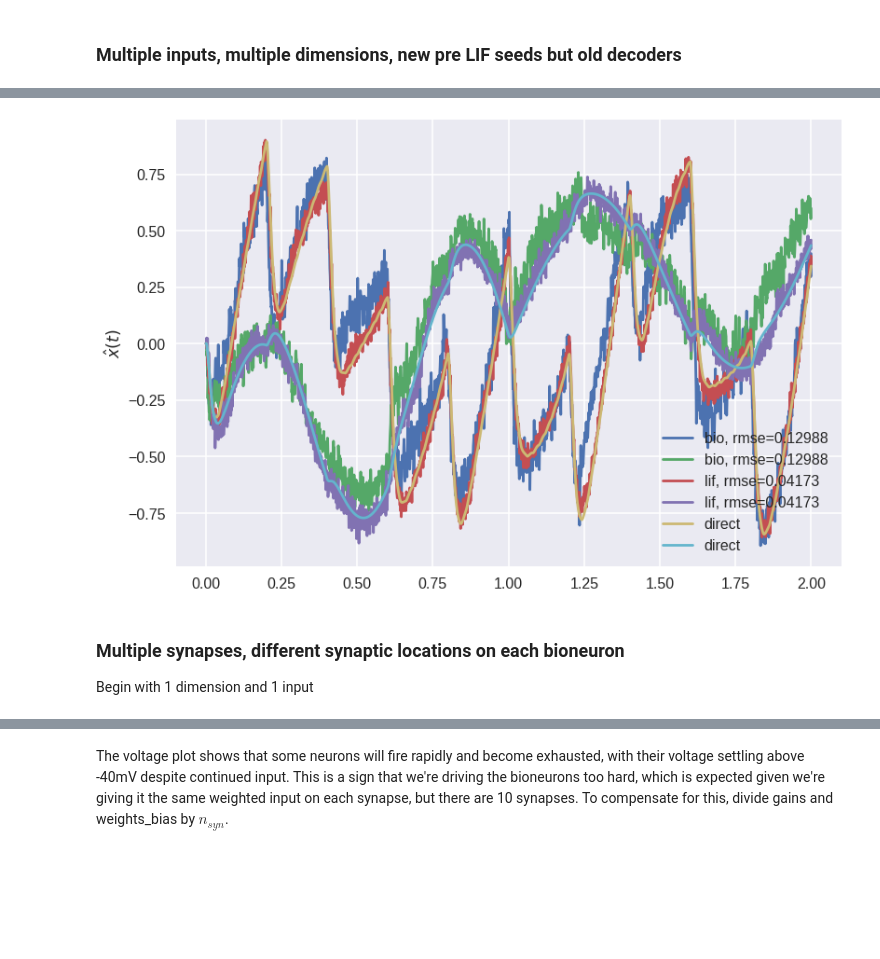
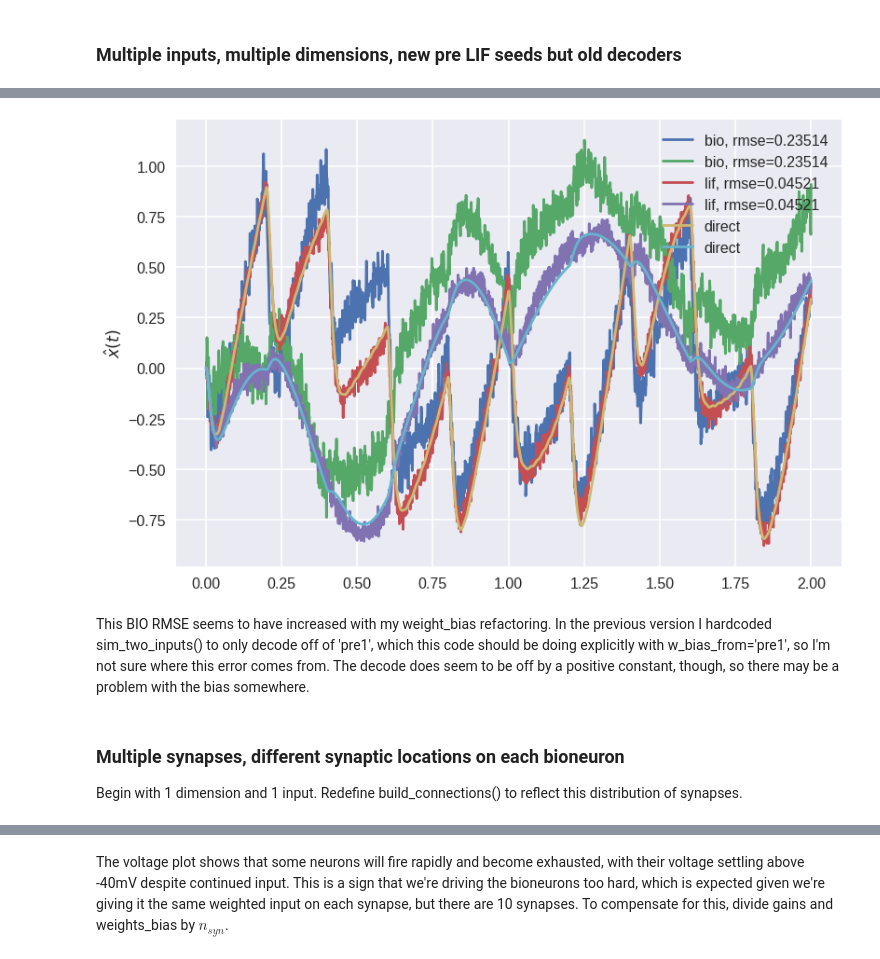
Before and after one commit to psipeter/bioneuron_oracle, a Jupyter notebook: bioneuron_oracle.ipynb, the cells around one changed output, grey strips where cells are left out. Cells and saved outputs as stored; diff of their text form; code cells hidden in the pictures; blank space fills up the shorter version.

```diff
--- a/bioneuron_oracle.ipynb
+++ b/bioneuron_oracle.ipynb
@@ -620,7 +630,9 @@ Now let's try using the [bio]-[probe] decoders calculated in the "Gains and Bias
 encoders, gains, weights_bias = gen_enc_gain_bias(
     pre_neurons,n_neurons,tau,dim,n_syn,dt,t_final,pre_seed,bio_seed,'prime_sinusoids')
 
-decoders_bio_5=simulate(
-    n_neurons,tau,dim,n_syn,dt,t_final,encoders,gains,syn_locations,weights_bias,
-    pre_seed,bio_seed,'prime_sinusoids',decoders_bio_3,plots={'decode'})
+w_bias_from='pre'
+
+junk=simulate(
+    n_neurons,tau,dim,n_syn,dt,t_final,encoders,gains,w_bias_from,
+    pre_seed,bio_seed,'prime_sinusoids',decoders_bio=decoders_bio_3,plots={'decode'})
 # %% [output]
@@ -689,27 +691,12 @@ Simulating finished in 0:05:17.
 # %% [markdown]
 ## Multiple inputs
 # %%
-def sim_two_inputs(n_neurons,
-             tau,
-             dim,
-             n_syn,
-             dt,
-             t_final,
-             encoders,
-             gains,
-             syn_locations,
-             weights_bias,
-             pre1_seed,
-             pre2_seed,
-             bio_seed,
-             n_eval_points=10,
-             decoders_bio=None,
-             plots={'decode'}):
+def sim_two_inputs(n_neurons,tau,dim,n_syn,dt,t_final,encoders,gains,w_bias_from,
+             pre1_seed,pre2_seed,bio_seed, n_eval_points=10,decoders_bio=None,plots={'decode'}):
     '''
     Simulate a feedforward network [stim]-([LIF1],[LIF2])-[BIO], and compare to [stim]-([LIF1],[LIF2])-[LIF].
 
     encoders: encoders for bioneurons calculated for a hypothetical LIF population in gen_enc_gain_bias()
-    weights_bias: weight additions that emulate the bias for a hypothetical LIF population in gen_enc_gain_bias()
     bio_seed: ensemble seed for bioensemble
     pre_seed: ensemble seed for lif emsemble
     decoders_bio: use the output decoders for [BIO]-[probe] from a previous simulation rather than
@@ -721,7 +708,7 @@ def sim_two_inputs(n_neurons,
         pre1=nengo.Ensemble(n_neurons=100,dimensions=dim,label='pre1',seed=pre1_seed)
         pre2=nengo.Ensemble(n_neurons=100,dimensions=dim,label='pre2',seed=pre2_seed)
         bio=nengo.Ensemble(n_neurons=n_neurons,dimensions=dim,label='bio',seed=bio_seed,
-                           neuron_type=BahlNeuron(encoders,gains,syn_locations,weights_bias,'pre1'))
+                           neuron_type=BahlNeuron(encoders,gains,w_bias_from))
         lif=nengo.Ensemble(n_neurons=n_neurons,dimensions=dim,neuron_type=nengo.LIF(),label='lif')
         direct=nengo.Ensemble(n_neurons=1,dimensions=dim,neuron_type=nengo.Direct(),label='direct')
 
@@ -827,6 +800,7 @@ t_final=2.0
 encoders, gains, weights_bias = gen_enc_gain_bias(
     pre_neurons,n_neurons,tau,dim,n_syn,dt,t_final,pre_seed,bio_seed,'prime_sinusoids')
 
-decoders_bio_two_inputs=sim_two_inputs(n_neurons,tau,dim,n_syn,dt,t_final,encoders,gains,syn_locations,weights_bias,
-                                         pre1_seed,pre2_seed,bio_seed,n_eval_points=10,decoders_bio=None,plots={'decode'})
+decoders_bio_two_inputs=sim_two_inputs(
+    n_neurons,tau,dim,n_syn,dt,t_final,encoders,gains,'pre1',
+    pre1_seed,pre2_seed,bio_seed,n_eval_points=10,decoders_bio=None,plots={'decode'})
 # %% [output]
@@ -845,7 +821,6 @@ pre2_seed=22
 encoders, gains, weights_bias = gen_enc_gain_bias(
     pre_neurons,n_neurons,tau,dim,n_syn,dt,t_final,pre1_seed,bio_seed,'prime_sinusoids')
 
-junk=sim_two_inputs(n_neurons,tau,dim,n_syn,dt,t_final,encoders,
-                        gains,weights_bias,syn_locations,pre1_seed,pre2_seed,bio_seed,
-                        n_eval_points=10,decoders_bio=decoders_bio_two_inputs,plots={'decode'})
+junk=sim_two_inputs(n_neurons,tau,dim,n_syn,dt,t_final,encoders,gains,'pre1',
+    pre1_seed,pre2_seed,bio_seed,n_eval_points=10,decoders_bio=decoders_bio_two_inputs,plots={'decode'})
 # %% [output]
@@ -855,4 +832,6 @@ Simulating finished in 0:01:22.
-[figure, old version]
+[figure, new version]
+# %% [markdown]
+This BIO RMSE seems to have increased with my weight_bias refactoring. In the previous version I hardcoded sim_two_inputs() to only decode off of 'pre1', which this code should be doing explicitly with w_bias_from='pre1', so I'm not sure where this error comes from. The decode does seem to be off by a positive constant, though, so there may be a problem with the bias somewhere.
 # %% [markdown]
 ### Multiple synapses, different synaptic locations on each bioneuron
-Begin with 1 dimension and 1 input
+Begin with 1 dimension and 1 input. Redefine build_connections() to reflect this distribution of synapses.
```
Also changed, not shown: parts of 32 cells of this notebook.
